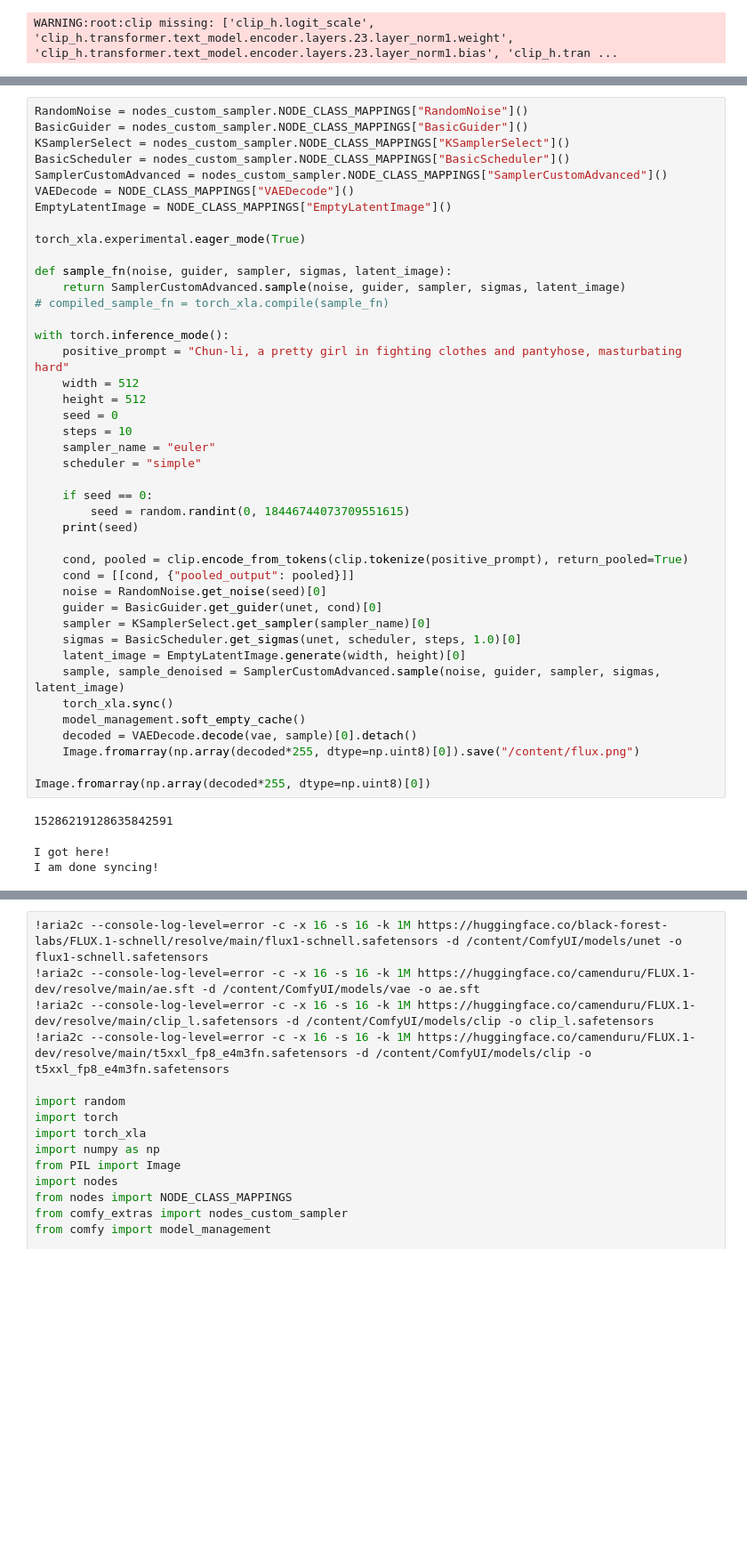
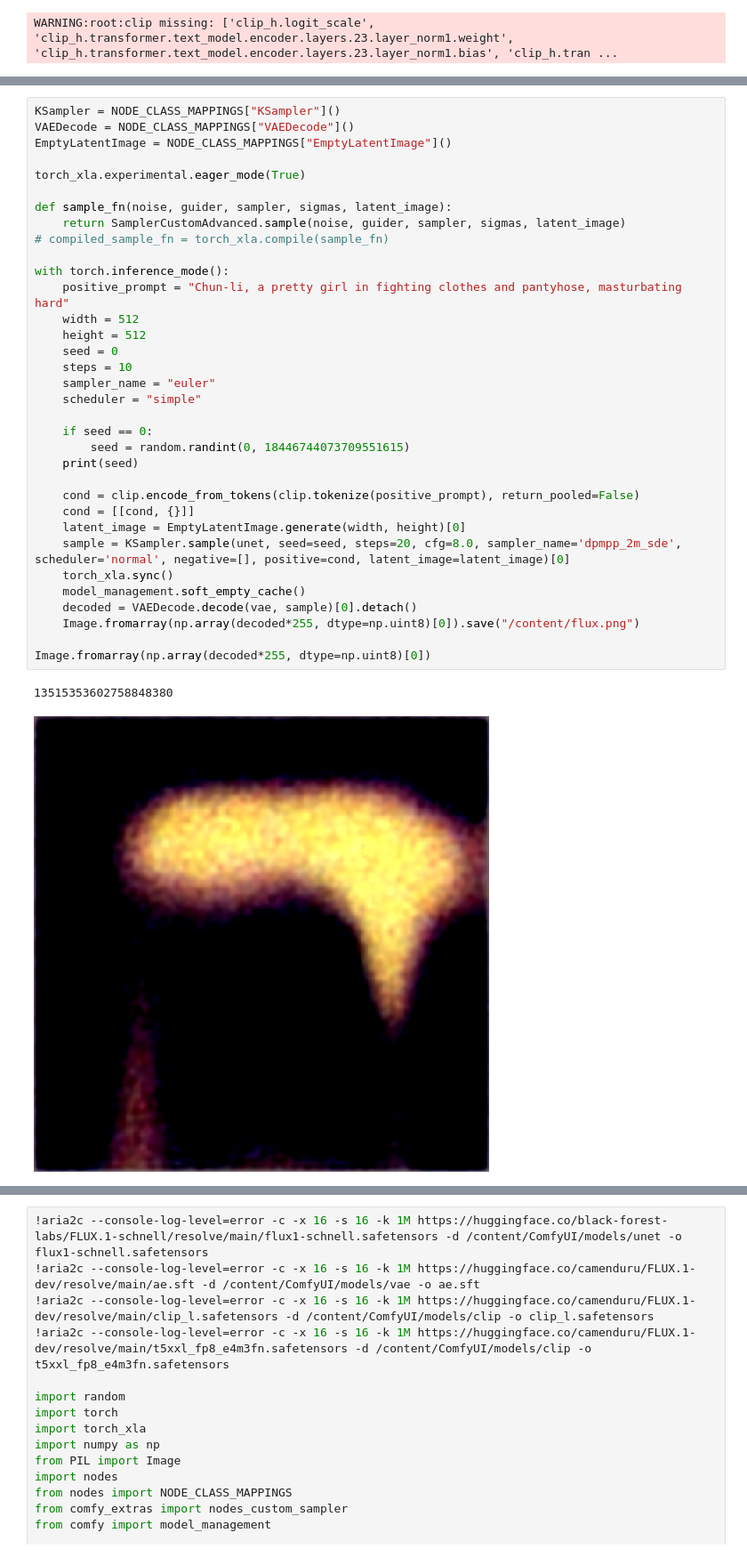
Before and after one commit to yangli2/flux-jupyter, a Jupyter notebook: flux.1-schnell_jupyter.ipynb, the cells around one changed output, grey strips where cells are left out. Shown at 89% size. Saved outputs shown, nothing was run; the diff lists cells and outputs as text; blank space fills up the shorter version.

```diff
--- a/flux.1-schnell_jupyter.ipynb
+++ b/flux.1-schnell_jupyter.ipynb
@@ -47,46 +53,37 @@ WARNING:root:clip missing: ['clip_h.logit_scale', 'clip_h.transformer.text_model
 # %%
-RandomNoise = nodes_custom_sampler.NODE_CLASS_MAPPINGS["RandomNoise"]()
-BasicGuider = nodes_custom_sampler.NODE_CLASS_MAPPINGS["BasicGuider"]()
-KSamplerSelect = nodes_custom_sampler.NODE_CLASS_MAPPINGS["KSamplerSelect"]()
-BasicScheduler = nodes_custom_sampler.NODE_CLASS_MAPPINGS["BasicScheduler"]()
-SamplerCustomAdvanced = nodes_custom_sampler.NODE_CLASS_MAPPINGS["SamplerCustomAdvanced"]()
+KSampler = NODE_CLASS_MAPPINGS["KSampler"]()
 VAEDecode = NODE_CLASS_MAPPINGS["VAEDecode"]()
 EmptyLatentImage = NODE_CLASS_MAPPINGS["EmptyLatentImage"]()
 
 torch_xla.experimental.eager_mode(True)
 
 def sample_fn(noise, guider, sampler, sigmas, latent_image):
     return SamplerCustomAdvanced.sample(noise, guider, sampler, sigmas, latent_image)
 # compiled_sample_fn = torch_xla.compile(sample_fn)
 
 with torch.inference_mode():
     positive_prompt = "Chun-li, a pretty girl in fighting clothes and pantyhose, masturbating hard"
     width = 512
     height = 512
     seed = 0
     steps = 10
     sampler_name = "euler"
     scheduler = "simple"
 
     if seed == 0:
         seed = random.randint(0, 18446744073709551615)
     print(seed)
 
-    cond, pooled = clip.encode_from_tokens(clip.tokenize(positive_prompt), return_pooled=True)
-    cond = [[cond, {"pooled_output": pooled}]]
-    noise = RandomNoise.get_noise(seed)[0]
-    guider = BasicGuider.get_guider(unet, cond)[0]
-    sampler = KSamplerSelect.get_sampler(sampler_name)[0]
-    sigmas = BasicScheduler.get_sigmas(unet, scheduler, steps, 1.0)[0]
+    cond = clip.encode_from_tokens(clip.tokenize(positive_prompt), return_pooled=False)
+    cond = [[cond, {}]]
     latent_image = EmptyLatentImage.generate(width, height)[0]
-    sample, sample_denoised = SamplerCustomAdvanced.sample(noise, guider, sampler, sigmas, latent_image)
+    sample = KSampler.sample(unet, seed=seed, steps=20, cfg=8.0, sampler_name='dpmpp_2m_sde', scheduler='normal', negative=[], positive=cond, latent_image=latent_image)[0]
     torch_xla.sync()
     model_management.soft_empty_cache()
     decoded = VAEDecode.decode(vae, sample)[0].detach()
     Image.fromarray(np.array(decoded*255, dtype=np.uint8)[0]).save("/content/flux.png")
 
 Image.fromarray(np.array(decoded*255, dtype=np.uint8)[0])
 # %% [output]
-15286219128635842591
+13515353602758848380
-I got here!
-I am done syncing!
+[figure, added]
```
Also changed, not shown: parts of 3 cells of this notebook.
